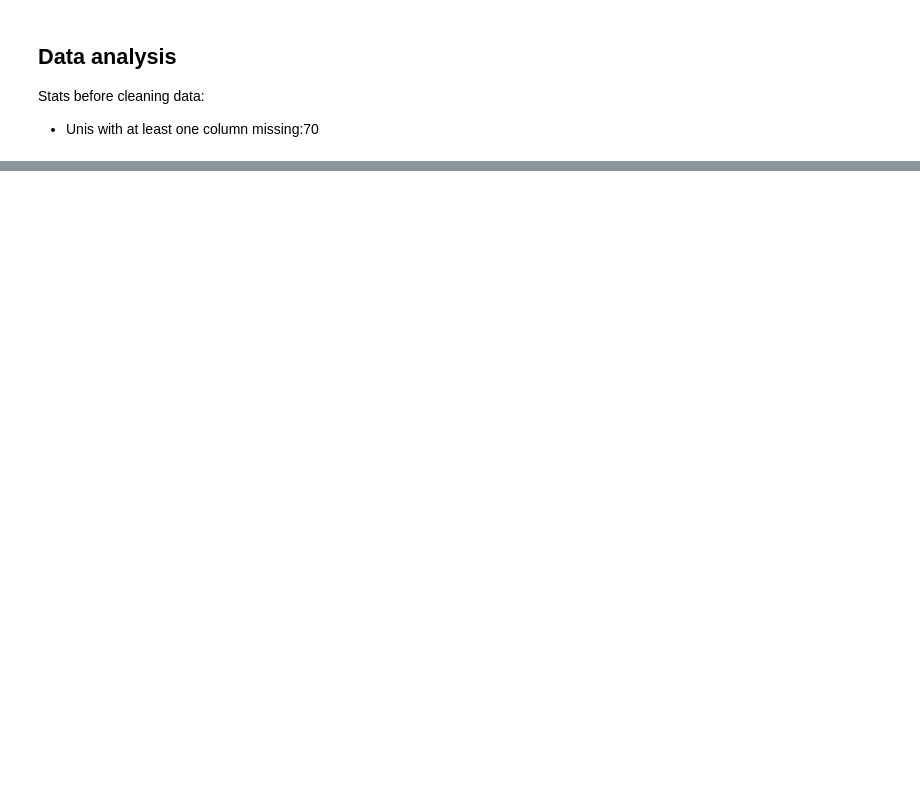
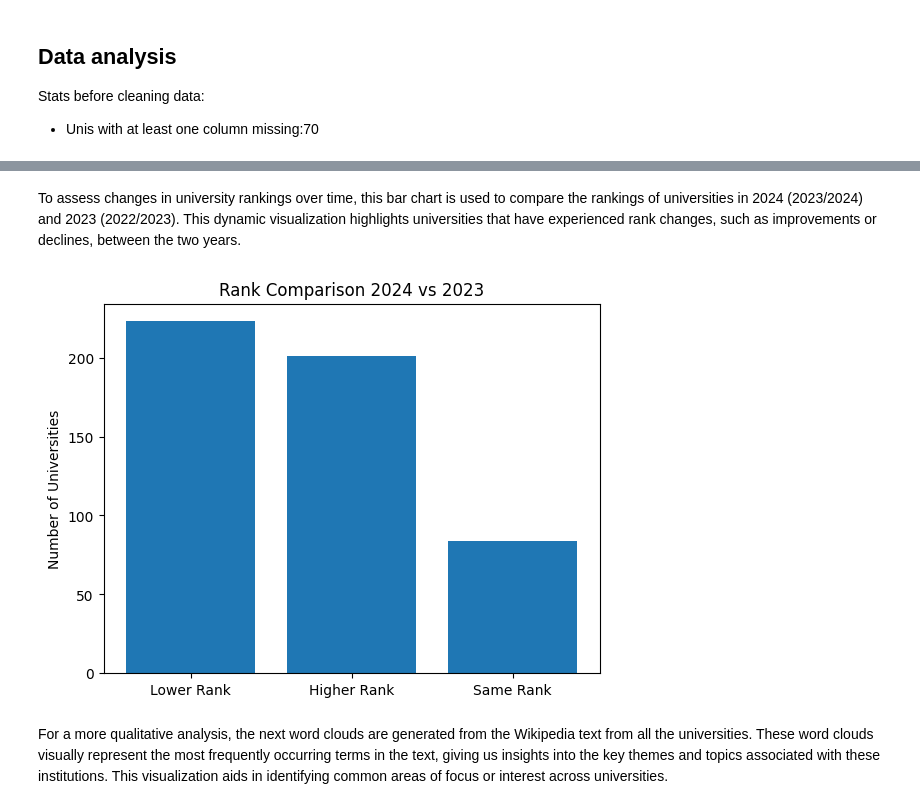
Before and after one commit to ikirovska/PRI-project, a Jupyter notebook: scripts/main.ipynb, the cells around one changed output, grey strips where cells are left out. Drawn from its saved outputs; the diff is of its cells as text; code cells hidden in the pictures; blank space fills up the shorter version.

```diff
--- a/scripts/main.ipynb
+++ b/scripts/main.ipynb
@@ -346,0 +503,49 @@ filtered_data.to_csv(output_file_path, index = False)
+# %% [markdown]
+To assess changes in university rankings over time, this bar chart is used to compare the rankings of universities in 2024 (2023/2024) and 2023 (2022/2023). This dynamic visualization highlights universities that have experienced rank changes, such as improvements or declines, between the two years.
+# %%
+# Normalization of the ranks
+import pandas as pd
+import numpy as np
+
+# Load the CSV file into a DataFrame
+df = pd.read_csv("../datasets/01_Universities_ranking_filtered.csv")
+
+# Function to clean and format the rank values
+def clean_and_format_rank(rank_value):
+    if isinstance(rank_value, str):
+        rank_value = rank_value.replace('=', '').replace('+', '')
+        if '-' in rank_value:
+            # If it's in the format 'X-Y', take only 'X'
+            rank_value = rank_value.split('-')[0]
+        return int(rank_value)
+    elif np.isnan(rank_value):
+        return None  # Set NaN values to None (null)
+    else:
+        return int(rank_value)
+
+# Apply the clean_and_format_rank function to the '2024 RANK' and '2023 RANK' columns
+df['2024 RANK'] = df['2024 RANK'].apply(clean_and_format_rank)
+df['2023 RANK'] = df['2023 RANK'].apply(clean_and_format_rank)
+
+# Save the cleaned DataFrame back to a CSV file
+df.to_csv("01_Universities_ranking_filtered_cleaned.csv", index=False)
+
+# Plot Rank Comparison 2024 vs 2023
+import matplotlib.pyplot as plt
+
+df['Rank Category'] = pd.cut(df['2024 RANK'] - df['2023 RANK'],
+                             bins=[float('-inf'), -1, 1, float('inf')],
+                             labels=["Lower Rank", "Same Rank", "Higher Rank"])  # Updated labels
+
+rank_counts = df['Rank Category'].value_counts()
+
+plt.bar(rank_counts.index, rank_counts.values)
+
+plt.ylabel('Number of Universities')
+plt.title('Rank Comparison 2024 vs 2023')
+
+plt.show()
+# %% [output]
+[figure, added]
+# %% [markdown]
+For a more qualitative analysis, the next word clouds are generated from the Wikipedia text from all the universities. These word clouds visually represent the most frequently occurring terms in the text, giving us insights into the key themes and topics associated with these institutions. This visualization aids in identifying common areas of focus or interest across universities.
```
Also changed, not shown: parts of 11 cells of this notebook.
